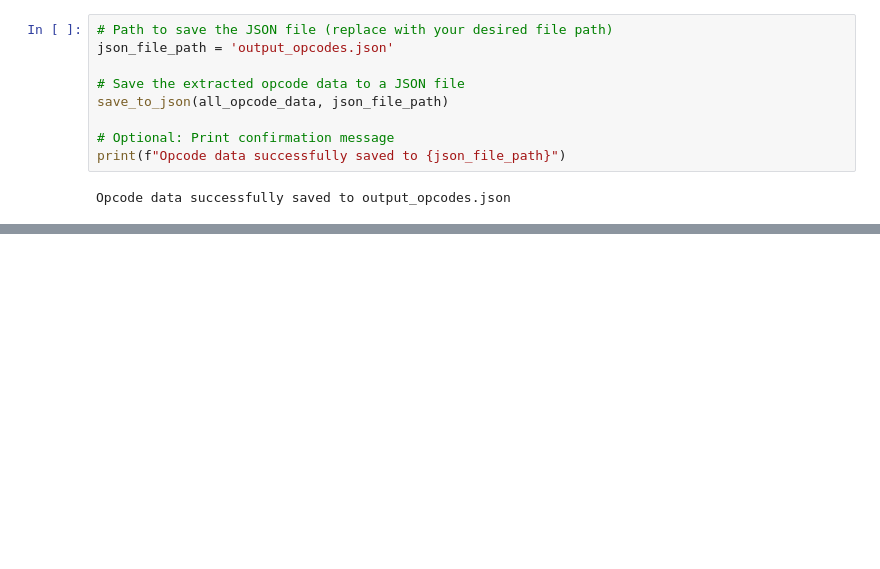
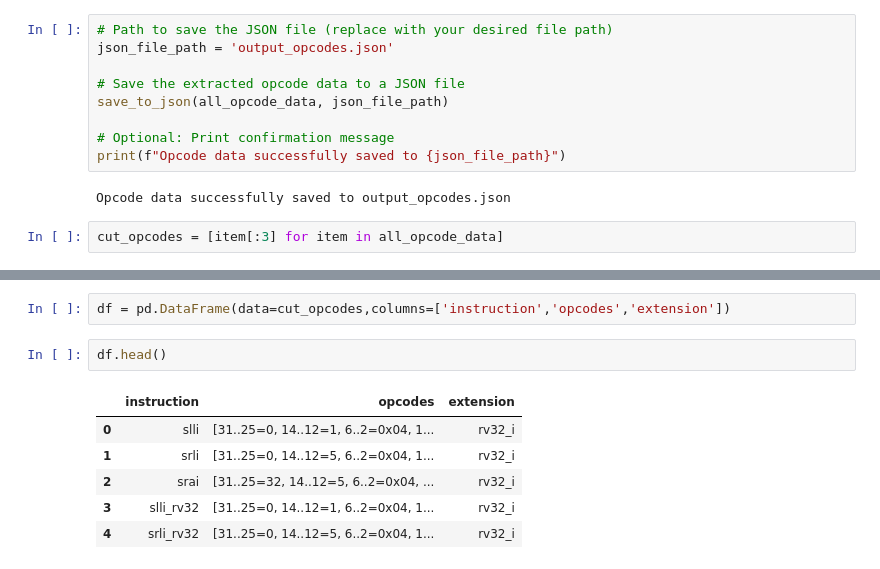
Before and after one commit to EnricoPf/Risc-V-Profile-Tester, a Jupyter notebook: opcode_builder.ipynb, the cells around one changed output, grey strips where cells are left out. Cells and saved outputs as stored; diff of their text form; blank space fills up the shorter version.

```diff
--- a/opcode_builder.ipynb
+++ b/opcode_builder.ipynb
@@ -140,3 +158,5 @@ save_to_json(all_opcode_data, json_file_path)
 print(f"Opcode data successfully saved to {json_file_path}")
 # %% [output]
 Opcode data successfully saved to output_opcodes.json
+# %%
+cut_opcodes = [item[:3] for item in all_opcode_data]
@@ -142,0 +185,11 @@ Opcode data successfully saved to output_opcodes.json
+# %%
+df = pd.DataFrame(data=cut_opcodes,columns=['instruction','opcodes','extension'])
+# %%
+df.head()
+# %% [output]
+|  | instruction | opcodes | extension |
+| 0 | slli | [31..25=0, 14..12=1, 6..2=0x04, 1... | rv32_i |
+| 1 | srli | [31..25=0, 14..12=5, 6..2=0x04, 1... | rv32_i |
+| 2 | srai | [31..25=32, 14..12=5, 6..2=0x04, ... | rv32_i |
+| 3 | slli_rv32 | [31..25=0, 14..12=1, 6..2=0x04, 1... | rv32_i |
+| 4 | srli_rv32 | [31..25=0, 14..12=5, 6..2=0x04, 1... | rv32_i |
```
Also changed, not shown: parts of 5 cells of this notebook, 2 other files.
